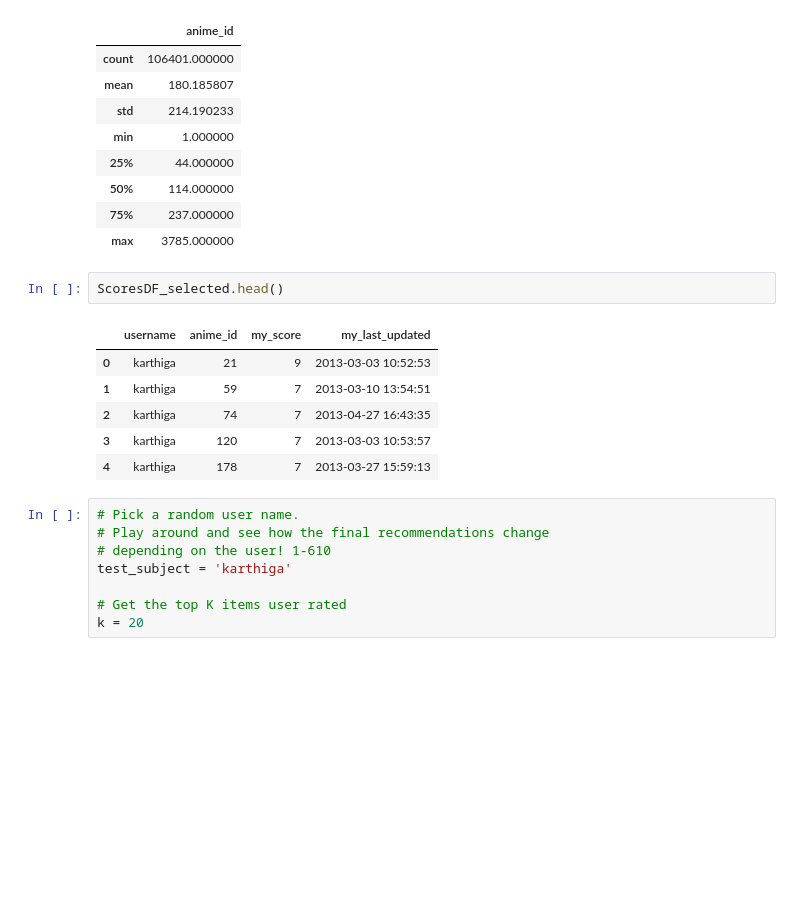
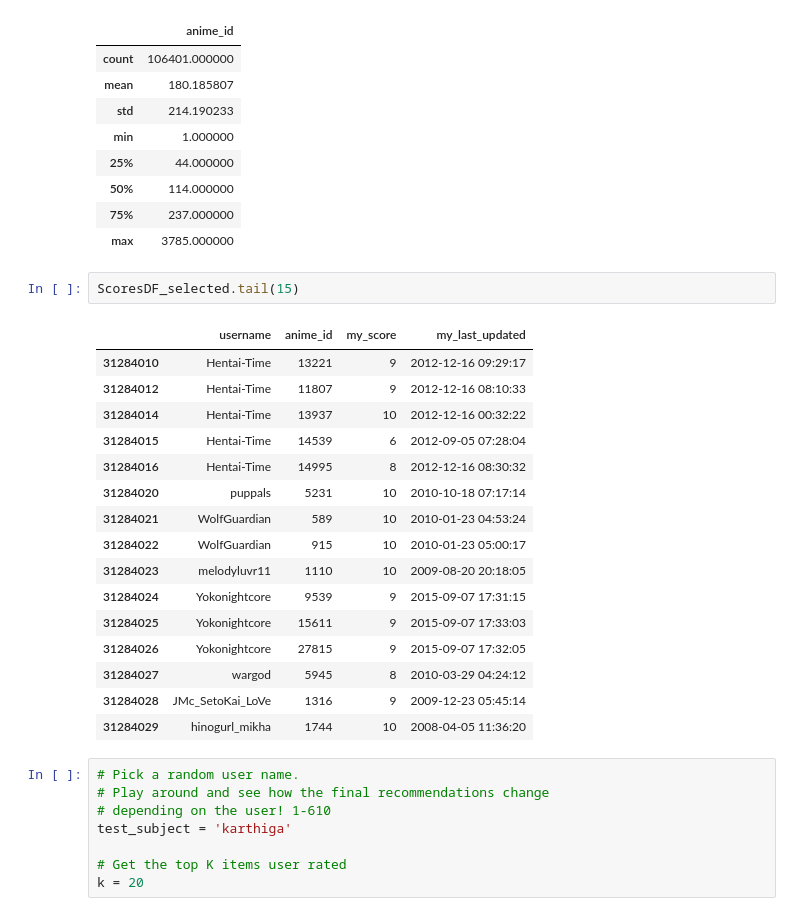
Before and after one commit to saratsiri/anime-rec, a Jupyter notebook: notebooks/Rukun_surprise_test.ipynb, the cells around one changed output. Saved outputs shown, nothing was run; the diff lists cells and outputs as text; blank space fills up the shorter version.

```diff
--- a/notebooks/Rukun_surprise_test.ipynb
+++ b/notebooks/Rukun_surprise_test.ipynb
@@ -178,15 +178,25 @@ ScoresDF_selected.groupby("username").agg({"anime_id":"count"}).describe()
 | 50% | 114.000000 |
 | 75% | 237.000000 |
 | max | 3785.000000 |
-# %%
-ScoresDF_selected.head()
-# %% [output]
-|  | username | anime_id | my_score | my_last_updated |
-| 0 | karthiga | 21 | 9 | 2013-03-03 10:52:53 |
-| 1 | karthiga | 59 | 7 | 2013-03-10 13:54:51 |
-| 2 | karthiga | 74 | 7 | 2013-04-27 16:43:35 |
-| 3 | karthiga | 120 | 7 | 2013-03-03 10:53:57 |
-| 4 | karthiga | 178 | 7 | 2013-03-27 15:59:13 |
+# %%
+ScoresDF_selected.tail(15)
+# %% [output]
+|  | username | anime_id | my_score | my_last_updated |
+| 31284010 | Hentai-Time | 13221 | 9 | 2012-12-16 09:29:17 |
+| 31284012 | Hentai-Time | 11807 | 9 | 2012-12-16 08:10:33 |
+| 31284014 | Hentai-Time | 13937 | 10 | 2012-12-16 00:32:22 |
+| 31284015 | Hentai-Time | 14539 | 6 | 2012-09-05 07:28:04 |
+| 31284016 | Hentai-Time | 14995 | 8 | 2012-12-16 08:30:32 |
+| 31284020 | puppals | 5231 | 10 | 2010-10-18 07:17:14 |
+| 31284021 | WolfGuardian | 589 | 10 | 2010-01-23 04:53:24 |
+| 31284022 | WolfGuardian | 915 | 10 | 2010-01-23 05:00:17 |
+| 31284023 | melodyluvr11 | 1110 | 10 | 2009-08-20 20:18:05 |
+| 31284024 | Yokonightcore | 9539 | 9 | 2015-09-07 17:31:15 |
+| 31284025 | Yokonightcore | 15611 | 9 | 2015-09-07 17:33:03 |
+| 31284026 | Yokonightcore | 27815 | 9 | 2015-09-07 17:32:05 |
+| 31284027 | wargod | 5945 | 8 | 2010-03-29 04:24:12 |
+| 31284028 | JMc_SetoKai_LoVe | 1316 | 9 | 2009-12-23 05:45:14 |
+| 31284029 | hinogurl_mikha | 1744 | 10 | 2008-04-05 11:36:20 |
 # %%
 # Pick a random user name.
 # Play around and see how the final recommendations change
```
